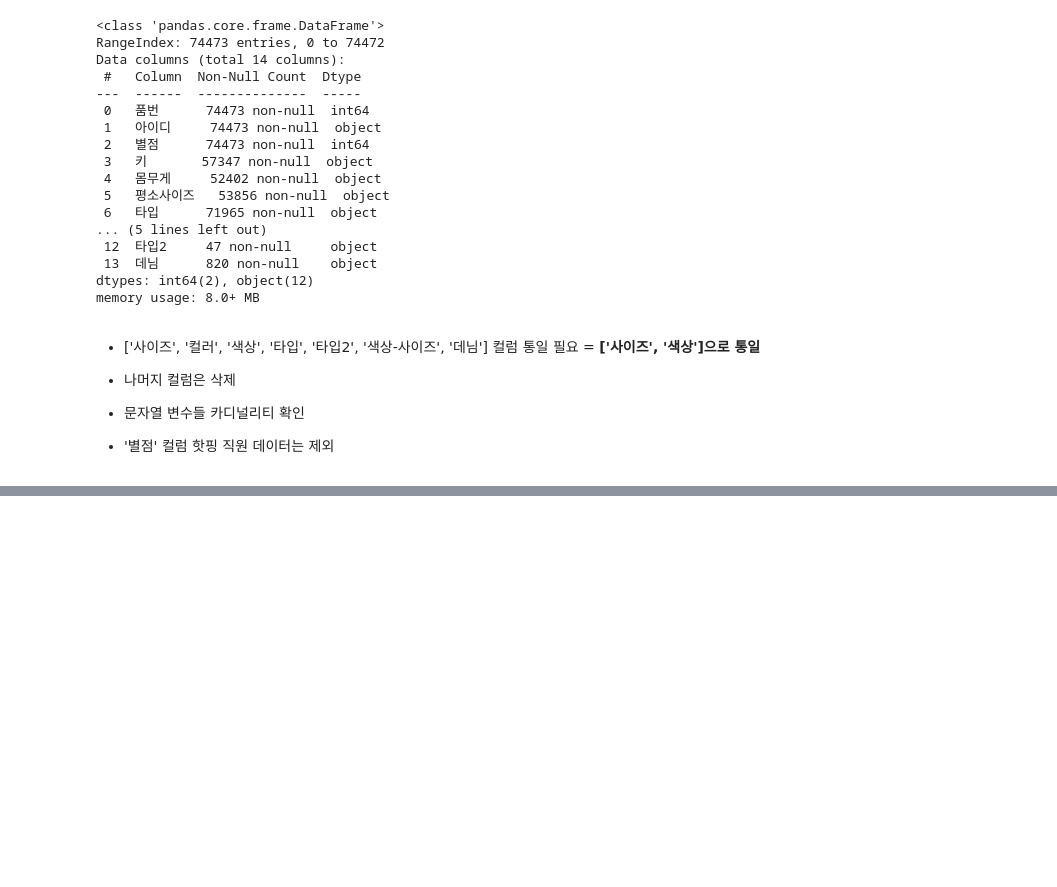
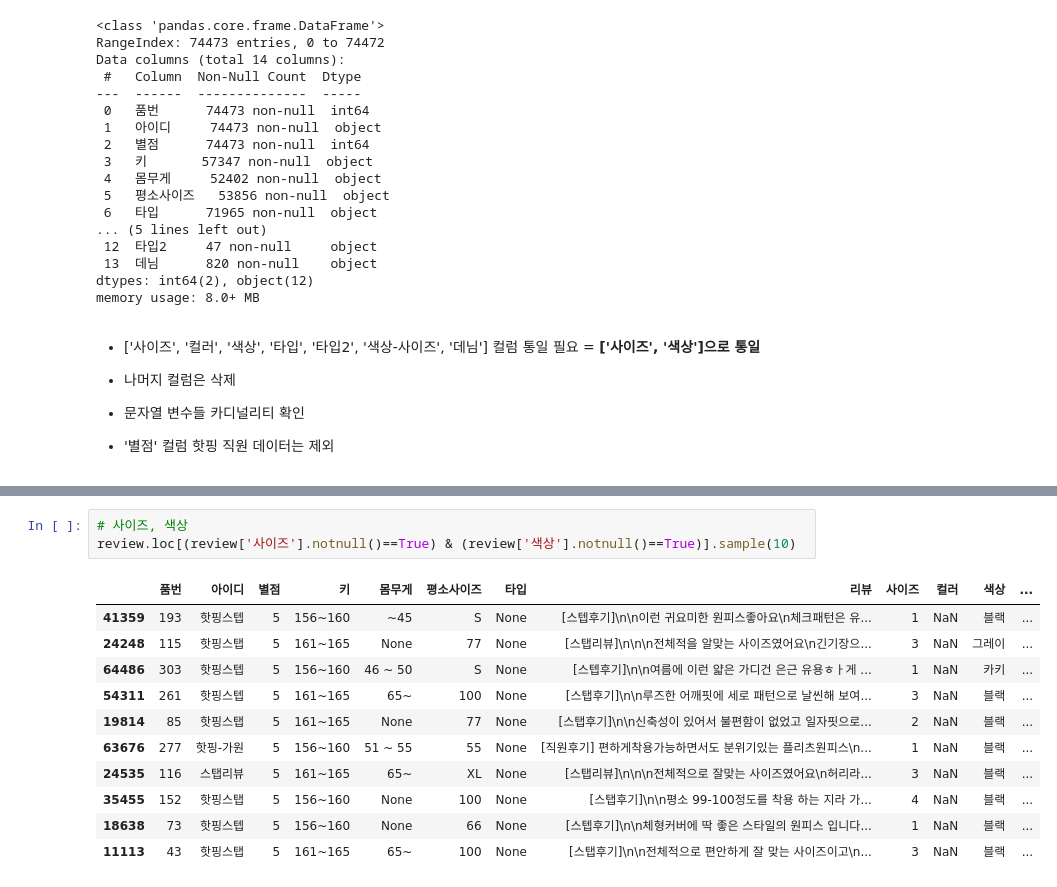
Before and after one commit to sai-with/pj_FitMyBody, a Jupyter notebook: Transform/preprocess.ipynb, the cells around one changed output, grey strips where cells are left out. Cells and saved outputs as stored; diff of their text form; blank space fills up the shorter version.

```diff
--- a/Transform/preprocess.ipynb
+++ b/Transform/preprocess.ipynb
@@ -180,0 +187,15 @@ for idx, row in review.itertuples(name=None):
+# %%
+# 사이즈, 색상
+review.loc[(review['사이즈'].notnull()==True) & (review['색상'].notnull()==True)].sample(10)
+# %% [output]
+|  | 품번 | 아이디 | 별점 | 키 | 몸무게 | 평소사이즈 | 타입 | 리뷰 | 사이즈 | 컬러 | 색상 | ... |
+| 41359 | 193 | 핫핑스텝 | 5 | 156~160 | ~45 | S | None | [스텝후기]\n\n이런 귀요미한 원피스좋아요\n체크패턴은 유... | 1 | NaN | 블랙 | ... |
+| 24248 | 115 | 핫핑스탭 | 5 | 161~165 | None | 77 | None | [스탭리뷰]\n\n\n전체적을 알맞는 사이즈였어요\n긴기장으... | 3 | NaN | 그레이 | ... |
+| 64486 | 303 | 핫핑스텝 | 5 | 156~160 | 46 ~ 50 | S | None | [스텝후기]\n\n여름에 이런 얇은 가디건 은근 유용ㅎㅏ게 ... | 1 | NaN | 카키 | ... |
+| 54311 | 261 | 핫핑스텝 | 5 | 161~165 | 65~ | 100 | None | [스탭후기]\n\n루즈한 어깨핏에 세로 패턴으로 날씬해 보여... | 3 | NaN | 블랙 | ... |
+| 19814 | 85 | 핫핑스탭 | 5 | 161~165 | None | 77 | None | [스탭후기]\n\n신축성이 있어서 불편함이 없었고 일자핏으로... | 2 | NaN | 블랙 | ... |
+| 63676 | 277 | 핫핑-가원 | 5 | 156~160 | 51 ~ 55 | 55 | None | [직원후기] 편하게착용가능하면서도 분위기있는 플리츠원피스\n... | 1 | NaN | 블랙 | ... |
+| 24535 | 116 | 스탭리뷰 | 5 | 161~165 | 65~ | XL | None | [스탭리뷰]\n\n\n전체적으로 잘맞는 사이즈였어요\n허리라... | 3 | NaN | 블랙 | ... |
+| 35455 | 152 | 핫핑스탭 | 5 | 156~160 | None | 100 | None | [스탭후기]\n\n평소 99-100정도를 착용 하는 지라 가... | 4 | NaN | 블랙 | ... |
+| 18638 | 73 | 핫핑스텝 | 5 | 156~160 | None | 66 | None | [스텝후기]\n\n체형커버에 딱 좋은 스타일의 원피스 입니다... | 1 | NaN | 블랙 | ... |
+| 11113 | 43 | 핫핑스탭 | 5 | 161~165 | 65~ | 100 | None | [스탭후기]\n\n전체적으로 편안하게 잘 맞는 사이즈이고\n... | 3 | NaN | 블랙 | ... |
```
Also changed, not shown: parts of 14 cells of this notebook.
